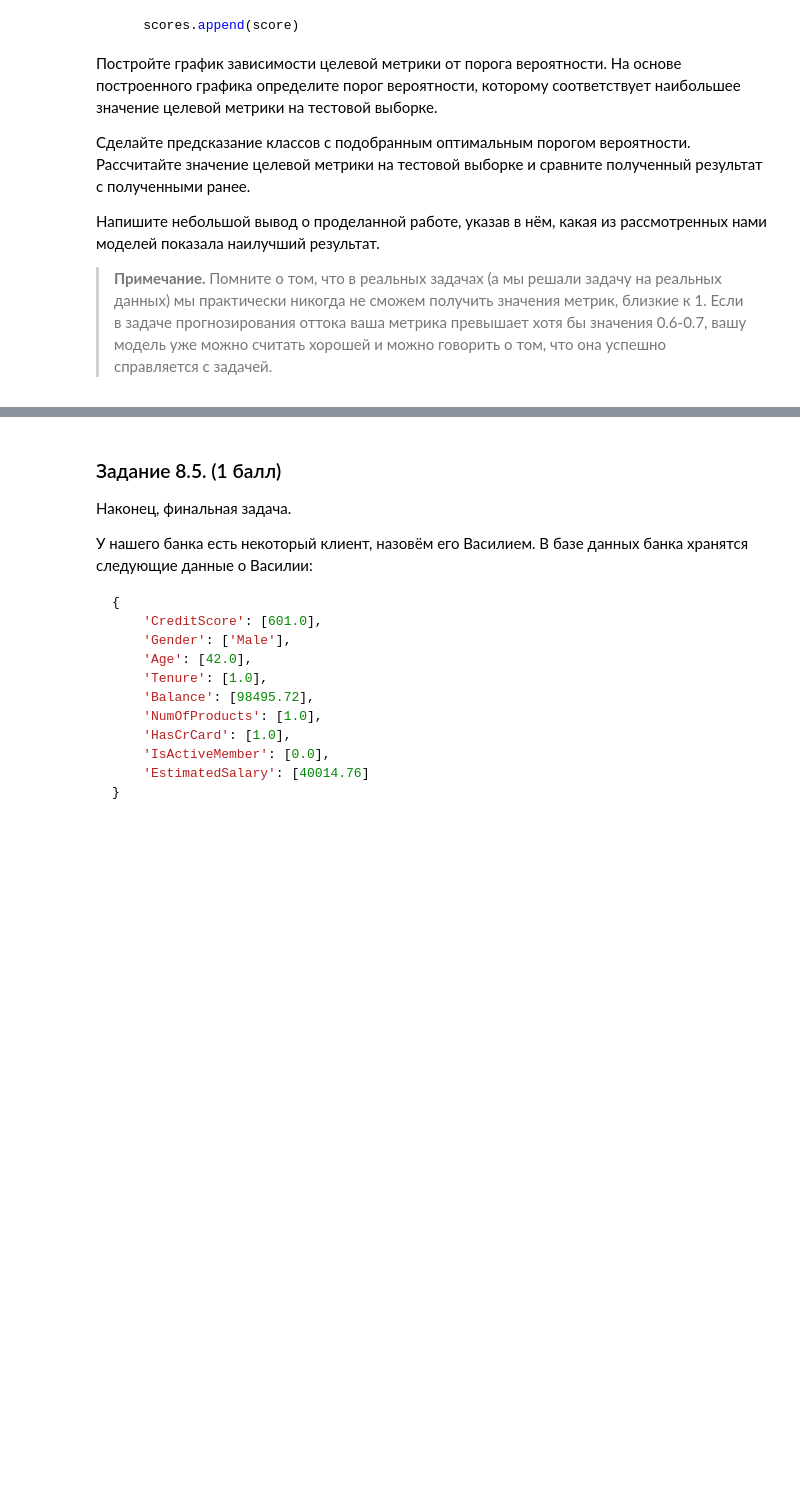
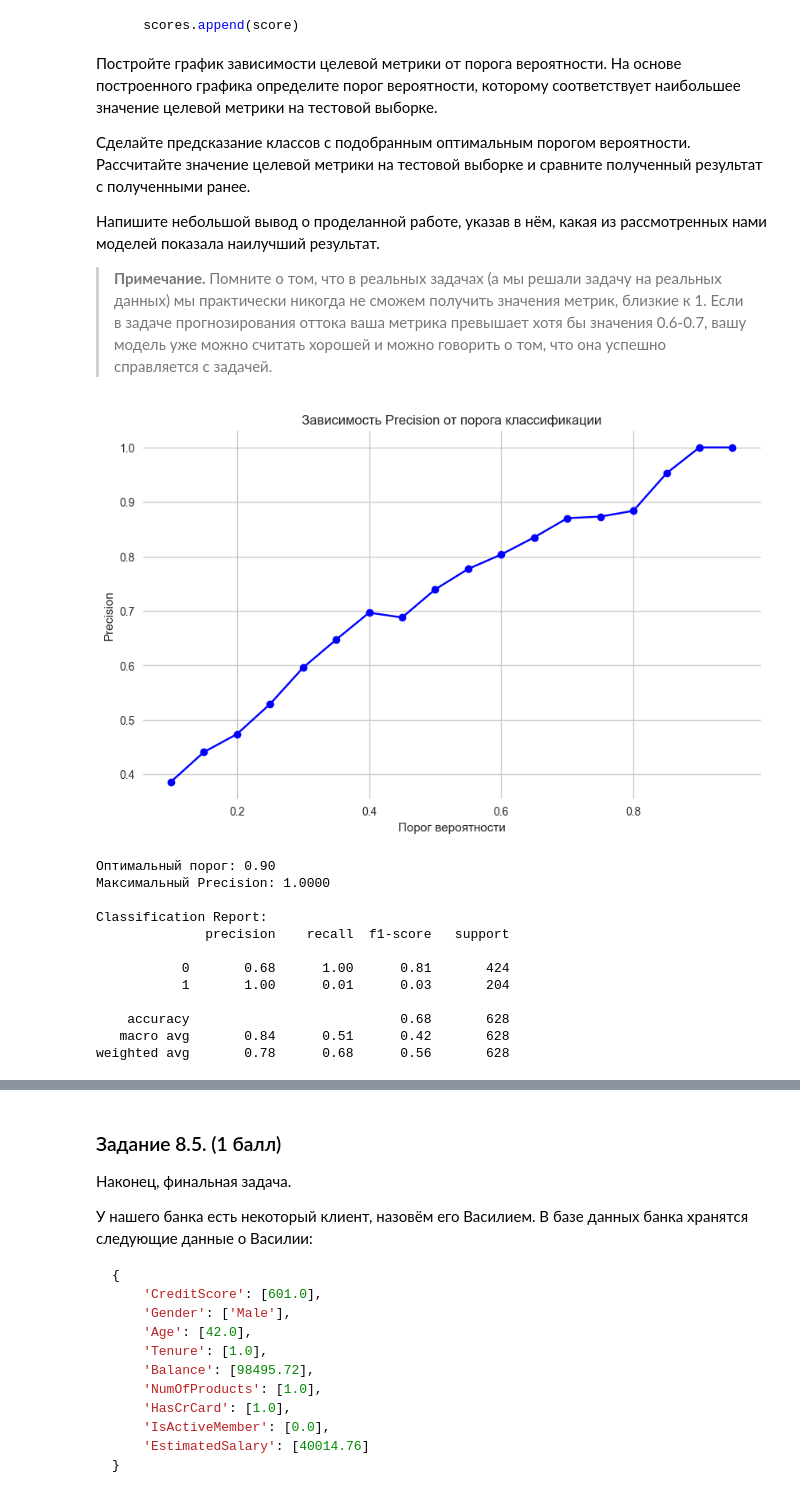
Before and after one commit to AbiNazim/Study_DataScience, a Jupyter notebook: Учеба/ML-3. Обучение с учителем-классификация/ML-3._Практика._Ноутбук-шаблон.ipynb, the cells around one changed output, grey strips where cells are left out. Cells and saved outputs as stored; diff of their text form; code cells hidden in the pictures; blank space fills up the shorter version.

```diff
--- a/Учеба/ML-3. Обучение с учителем-классификация/ML-3._Практика._Ноутбук-шаблон.ipynb
+++ b/Учеба/ML-3. Обучение с учителем-классификация/ML-3._Практика._Ноутбук-шаблон.ipynb
@@ -765,4 +832,17 @@ from sklearn import ensemble
 
 - Задание выполнено неверно, не учтено одно или несколько условий (**0 баллов**).
 # %%
-# Ваш код здесь
+dt_rd_ens = ensemble.RandomForestClassifier(
+    n_estimators=500,
+    criterion='entropy',
+    max_depth=8,
+    min_samples_leaf=10,
+    random_state=42
+)
+
+dt_rd_ens.fit(X_train, y_train)
+
+y_train_ens = dt_rd_ens.predict(X_train)
+print(metrics.classification_report(y_train, y_train_ens))
+y_test_ens = dt_rd_ens.predict(X_test)
+print(metrics.classification_report(y_test, y_test_ens))
@@ -814,5 +914,62 @@ for threshold in thresholds:
 
 > **Примечание.** Помните о том, что в реальных задачах (а мы решали задачу на реальных данных) мы практически никогда не сможем получить значения метрик, близкие к 1. Если в задаче прогнозирования оттока ваша метрика превышает хотя бы значения 0.6-0.7, вашу модель уже можно считать хорошей и можно говорить о том, что она успешно справляется с задачей.
 # %%
-# Ваш код здесь
+# 1. Создаем полиномиальные признаки
+poly = PolynomialFeatures(degree=2)  # Можно изменить степень
+X_train_poly = poly.fit_transform(X_train)
+X_test_poly = poly.transform(X_test)
+
+# 2. Инициализация и обучение модели
+model = ensemble.RandomForestClassifier(
+    n_estimators=500,
+    criterion='entropy',
+    max_depth=8,
+    min_samples_leaf=10,
+    random_state=42
+)
+model.fit(X_train_poly, y_train)  # Обучаем на полиномиальных признаках
+
+# 3. Предсказание вероятностей
+y_test_proba_pred = pd.Series(model.predict_proba(X_test_poly)[:, 1])
+
+# 4. Остальной код остается без изменений
+scores = []
+thresholds = np.arange(0.1, 1, 0.05)
+
+for threshold in thresholds:
+    y_test_pred_poly = y_test_proba_pred.apply(lambda x: 1 if x > threshold else 0)
+    score = metrics.precision_score(y_test, y_test_pred_poly, zero_division=1)
+    scores.append(score)
+
+plt.figure(figsize=(10, 6))
+plt.plot(thresholds, scores, 'bo-')
+plt.xlabel('Порог вероятности')
+plt.ylabel('Precision')
+plt.title('Зависимость Precision от порога классификации')
+plt.grid(True)
+plt.show()
+
+best_threshold = thresholds[np.argmax(scores)]
+max_precision = max(scores)
+
+print(f"Оптимальный порог: {best_threshold:.2f}")
+print(f"Максимальный Precision: {max_precision:.4f}")
+
+y_pred_optim = (y_test_proba_pred > best_threshold).astype(int)
+print("\nClassification Report:")
+print(metrics.classification_report(y_test, y_pred_optim))
+# %% [output]
+[figure, added]
+Оптимальный порог: 0.90
+Максимальный Precision: 1.0000
+
+Classification Report:
+              precision    recall  f1-score   support
+
+           0       0.68      1.00      0.81       424
+           1       1.00      0.01      0.03       204
+
+    accuracy                           0.68       628
+   macro avg       0.84      0.51      0.42       628
+weighted avg       0.78      0.68      0.56       628
 # %% [markdown]
```
Also changed, not shown: parts of 9 cells of this notebook.
